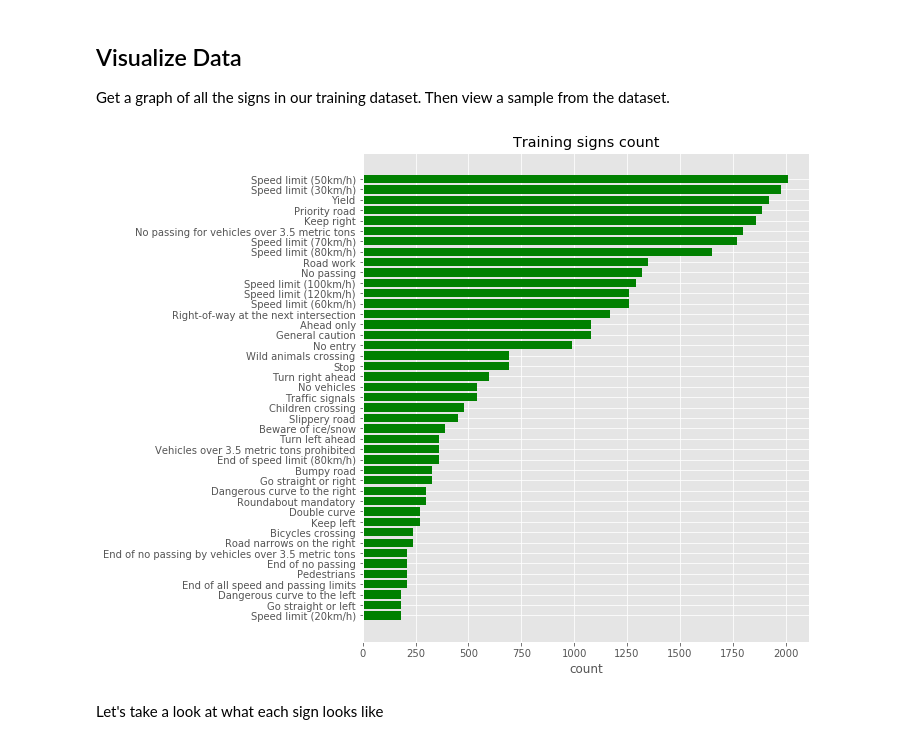
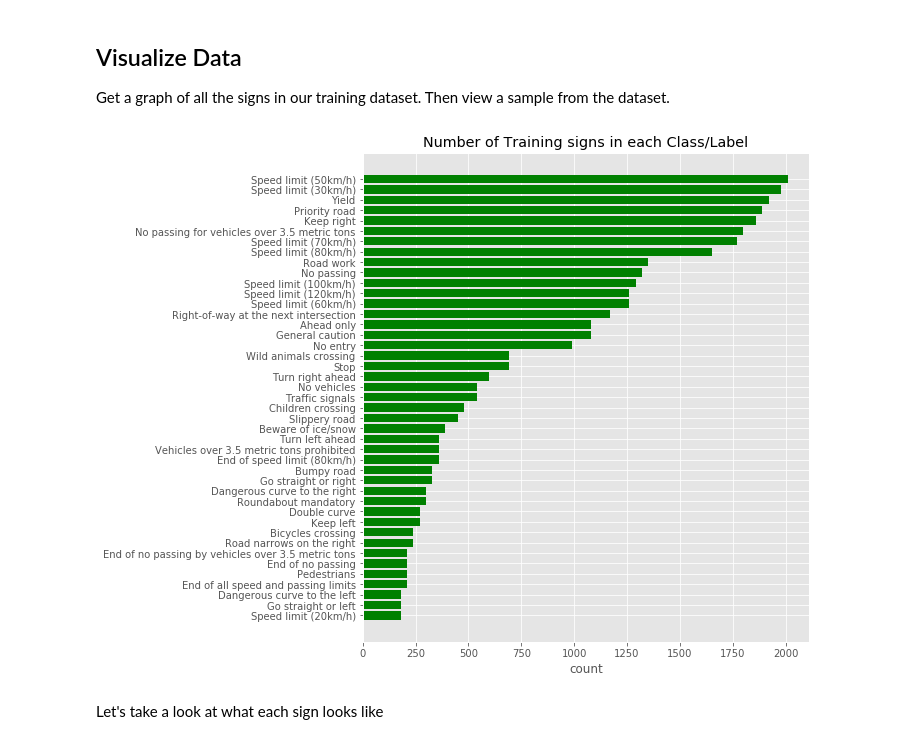
Before and after one commit to ryan-jonesford/ConvolutionalNN, a Jupyter notebook: CNN-Project.ipynb, the cells around one changed output. Cells and saved outputs as stored; diff of their text form; code cells hidden in the pictures.

Commit message:
writeup images

```diff
--- a/CNN-Project.ipynb
+++ b/CNN-Project.ipynb
@@ -26,6 +26,7 @@ import math
 import cv2
 from scipy import ndimage
 %matplotlib inline
+writeup_dir = "./writeup_images/"
 # %%
 training_file = "./traffic-signs-data/train.p"
 validation_file= "./traffic-signs-data/valid.p"
@@ -66,34 +67,35 @@ Then view a sample from the dataset.
 # %%
 class_file_df = pd.read_csv("./signnames.csv", delimiter=',')
 
 # How many unique classes/labels there are in the dataset.
 n_classes = class_file_df.shape[0]
 
 # Lets see how many of each type I have in my training data
 plt.style.use('ggplot')
 # get the counts of signs in the training dataset
 unique, counts = np.unique(y_train, return_counts=True)
 # since the signs are sorted 1-42 we can just add the count to the dataframe
 class_file_df['train_count'] = pd.Series(counts,index=class_file_df.index)
 # And sort the dataframe by the counts of the signs to make the plot look nice
 class_file_df = class_file_df.sort_values(by=['train_count'])
 
 # setup the plot and show it
 fig = plt.figure(figsize=(8,9))
 ax = fig.add_subplot(111)
 signs = class_file_df['SignName']
 y_pos = np.arange(len(signs))
 count = class_file_df['train_count']
 
 ax.barh(y_pos, count, align='center',
         color='green', ecolor='black')
 ax.set_yticks(y_pos)
 ax.set_yticklabels(signs)
 ax.set_xlabel('count')
-ax.set_title('Training signs count')
+ax.set_title('Number of Training signs in each Class/Label')
+plt.savefig(writeup_dir+"class_count")
 plt.show()
 # %% [output]
-[figure, old version]
+[figure, new version]
 # %% [markdown]
 Let's take a look at what each sign looks like
 # %%
```
Also changed, not shown: parts of 1 cell of this notebook, 44 other files.
